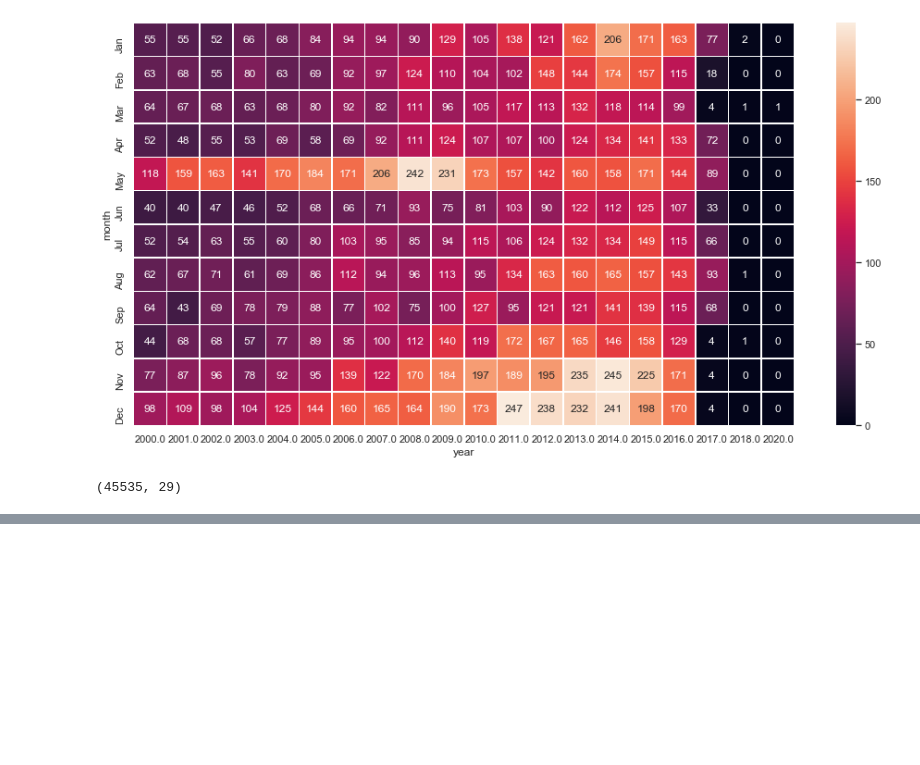
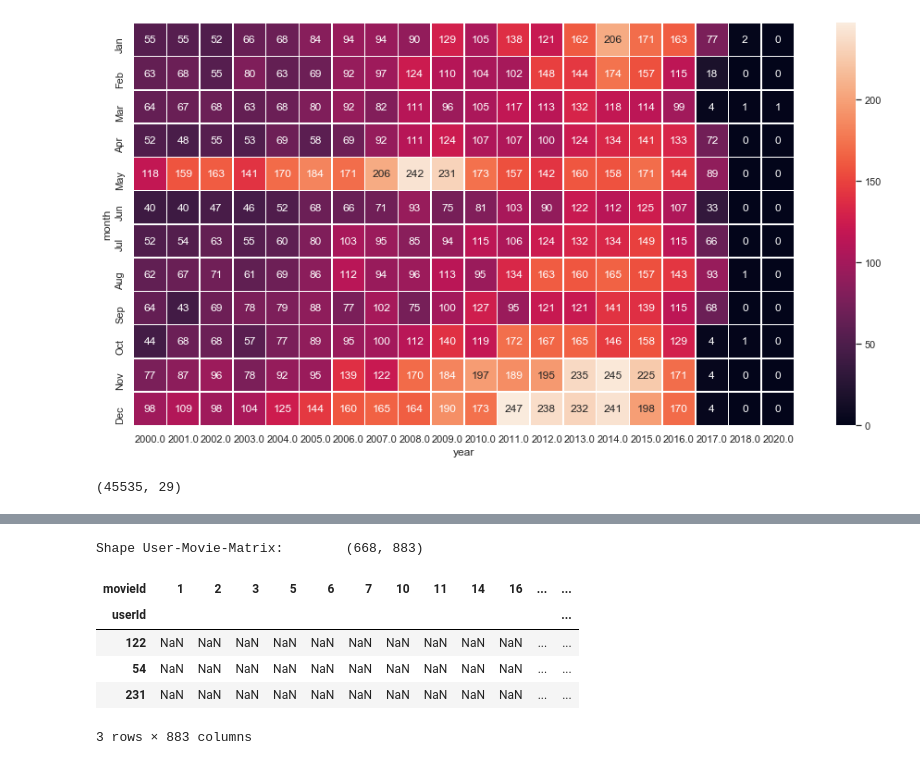
Before and after one commit to sanjay033/Movie-Recommendation, a Jupyter notebook: Movie Recommendation Engine.ipynb, the cells around one changed output, grey strips where cells are left out. Drawn from its saved outputs; the diff is of its cells as text; code cells hidden in the pictures; blank space fills up the shorter version.

```diff
--- a/Movie Recommendation Engine.ipynb
+++ b/Movie Recommendation Engine.ipynb
@@ -368,0 +317,3 @@ Name: title, dtype: object
+# %%
+c = ratings['movieId'].value_counts().quantile(0.90)
+c
@@ -368,0 +338,10 @@ Name: title, dtype: object
+# %%
+# Filter sparse movies
+filter_movies = (ratings['movieId'].value_counts()>c)
+filter_movies = filter_movies[filter_movies].index.tolist()
+
+# Actual filtering
+df_filterd = ratings[ratings['movieId'].isin(filter_movies)]
+print('Shape User-Ratings unfiltered:\t{}'.format(len(filter_movies)))
+print('Shape User-Ratings unfiltered:\t{}'.format(ratings.shape))
+print('Shape User-Ratings filtered:\t{}'.format(df_filterd.shape))
@@ -368,0 +361,23 @@ Name: title, dtype: object
+# %%
+# Shuffle DataFrame
+df_filterd = df_filterd.drop('timestamp', axis=1).sample(frac=1).reset_index(drop=True)
+
+# Testingsize
+n = int(len(df_filterd)*0.8)
+
+# Split train- & testset
+df_train = df_filterd[:-n]
+df_test = df_filterd[-n:]
+# %%
+# Create a user-movie matrix with empty values
+df_p = df_train.pivot_table(index='userId', columns='movieId', values='rating')
+print('Shape User-Movie-Matrix:\t{}'.format(df_p.shape))
+df_p.sample(3)
+# %% [output]
+Shape User-Movie-Matrix:        (668, 883)
+| movieId | 1 | 2 | 3 | 5 | 6 | 7 | 10 | 11 | 14 | 16 | ... | ... |
+| userId |  |  |  |  |  |  |  |  |  |  |  | ... |
+| 122 | NaN | NaN | NaN | NaN | NaN | NaN | NaN | NaN | NaN | NaN | ... | ... |
+| 54 | NaN | NaN | NaN | NaN | NaN | NaN | NaN | NaN | NaN | NaN | ... | ... |
+| 231 | NaN | NaN | NaN | NaN | NaN | NaN | NaN | NaN | NaN | NaN | ... | ... |
+3 rows × 883 columns
```
Also changed, not shown: parts of 35 cells of this notebook.
